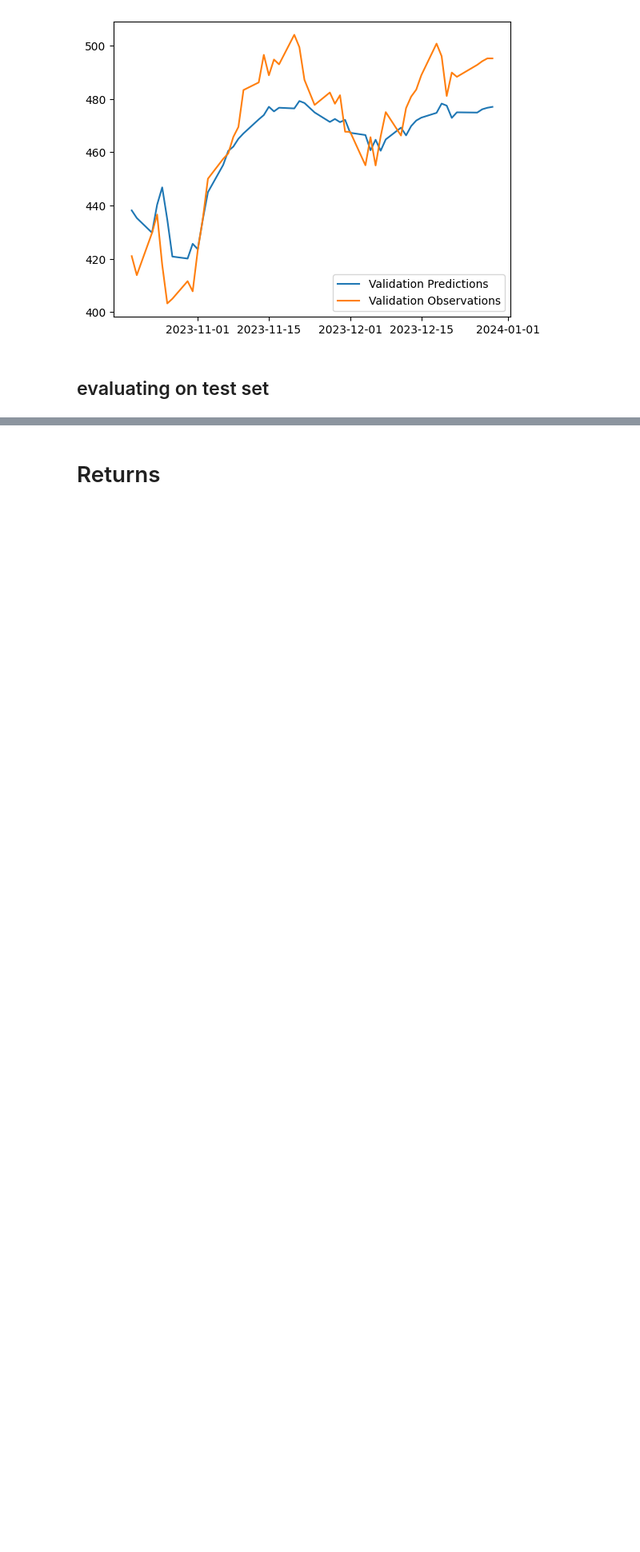
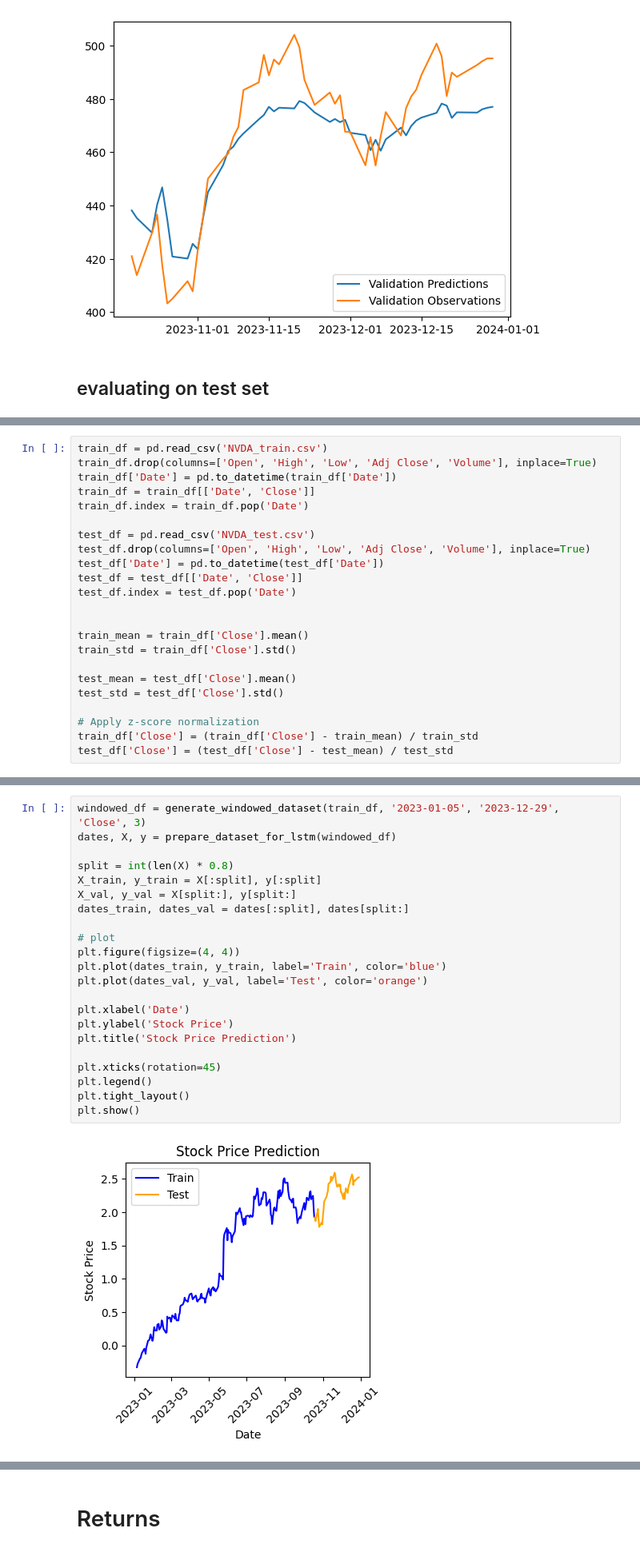
Before and after one commit to GustavLundberg1/LSTM-Neural-Network-for-Stock-Market-prediciton, a Jupyter notebook: main.ipynb, the cells around one changed output, grey strips where cells are left out. Shown at 80% size. Drawn from its saved outputs; the diff is of its cells as text; blank space fills up the shorter version.

Commit message:
-added z-score scaling

```diff
--- a/main.ipynb
+++ b/main.ipynb
@@ -263,0 +236,23 @@ deque([481.679993, 475.690002, 479.980011], maxlen=3)
+# %%
+train_df = pd.read_csv('NVDA_train.csv')
+train_df.drop(columns=['Open', 'High', 'Low', 'Adj Close', 'Volume'], inplace=True)
+train_df['Date'] = pd.to_datetime(train_df['Date'])
+train_df = train_df[['Date', 'Close']]
+train_df.index = train_df.pop('Date')
+
+test_df = pd.read_csv('NVDA_test.csv')
+test_df.drop(columns=['Open', 'High', 'Low', 'Adj Close', 'Volume'], inplace=True)
+test_df['Date'] = pd.to_datetime(test_df['Date'])
+test_df = test_df[['Date', 'Close']]
+test_df.index = test_df.pop('Date')
+
+
+train_mean = train_df['Close'].mean()
+train_std = train_df['Close'].std()
+
+test_mean = test_df['Close'].mean()
+test_std = test_df['Close'].std()
+
+# Apply z-score normalization
+train_df['Close'] = (train_df['Close'] - train_mean) / train_std
+test_df['Close'] = (test_df['Close'] - test_mean) / test_std
@@ -263,0 +261,24 @@ deque([481.679993, 475.690002, 479.980011], maxlen=3)
+# %%
+windowed_df = generate_windowed_dataset(train_df, '2023-01-05', '2023-12-29', 'Close', 3)
+dates, X, y = prepare_dataset_for_lstm(windowed_df)
+
+split = int(len(X) * 0.8)
+X_train, y_train = X[:split], y[:split]
+X_val, y_val = X[split:], y[split:]
+dates_train, dates_val = dates[:split], dates[split:]
+
+# plot
+plt.figure(figsize=(4, 4))
+plt.plot(dates_train, y_train, label='Train', color='blue')
+plt.plot(dates_val, y_val, label='Test', color='orange')
+
+plt.xlabel('Date')
+plt.ylabel('Stock Price')
+plt.title('Stock Price Prediction')
+
+plt.xticks(rotation=45)
+plt.legend()
+plt.tight_layout()
+plt.show()
+# %% [output]
+[figure, added]
```
Also changed, not shown: parts of 15 cells of this notebook, 3 other files.
